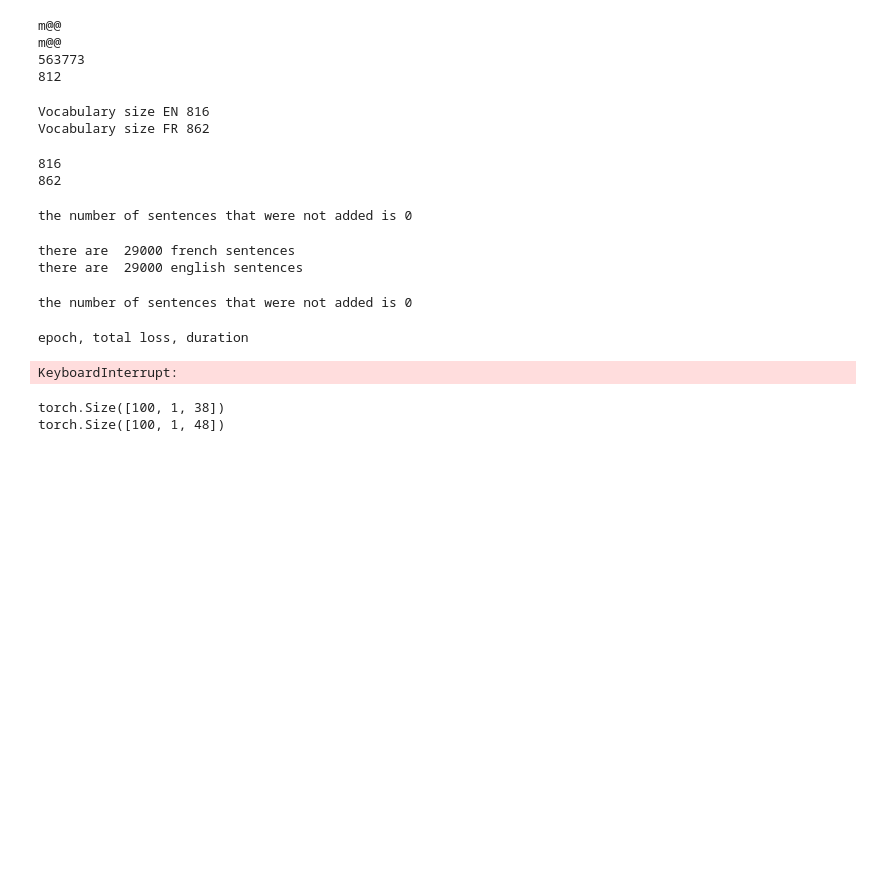
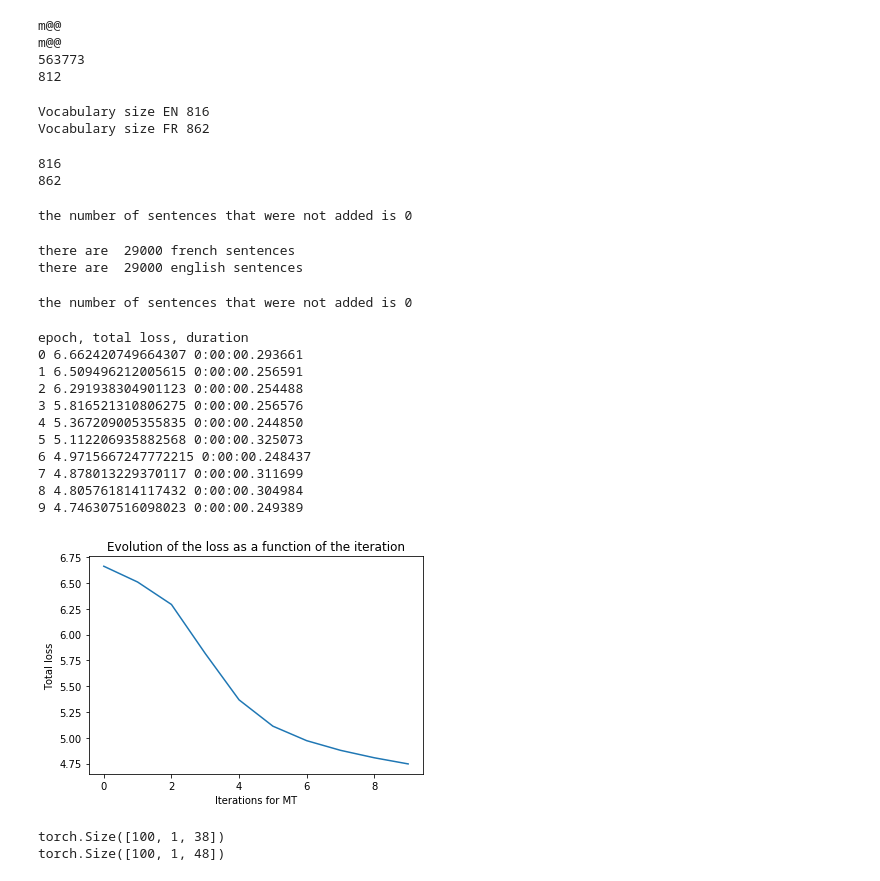
Before and after one commit to ecekt/NLP2-LAB2, a Jupyter notebook: NLP2-lab2_bilinear_att.ipynb, the cells around one changed output. Saved outputs shown, nothing was run; the diff lists cells and outputs as text; code cells hidden in the pictures; blank space fills up the shorter version.

```diff
--- a/NLP2-lab2_bilinear_att.ipynb
+++ b/NLP2-lab2_bilinear_att.ipynb
@@ -218,7 +218,7 @@ class NMTModel(nn.Module):
 
     def forward(self, sent_fr, pos_fr, sent_en, train):
 
-        stacked_contexts, ht = self.encoder(sent_fr, pos_fr)
+        stacked_contexts, ht = self.encoder(sent_fr, pos_fr,train)
 
         pred, attention_weights = self.decoder(sent_en, stacked_contexts, ht, train)
 
@@ -399,7 +404,7 @@ class Decoder(nn.Module):
 
             return decoder_outputs, decoder_attentions
 # %%
-epochs = 50
+epochs = 10
 learning_rate = 0.5
 w_embedding_dim = 100
 p_embedding_dim = 100
@@ -418,7 +423,7 @@ loss_func = nn.NLLLoss()
 losses = []
 avg_losses = []
 
-portion = 29000
+portion = 10
 
 train = True
 print('epoch, total loss, duration')
@@ -448,34 +453,44 @@ for e in range(epochs):
             loss = loss_func(pred[0], sent_en)
             loss.backward()
 
             optimizer_NMT.step()
 
             total_loss += loss.item()
 
     now = datetime.now()
 
     losses.append(total_loss/portion)
 
     print(e, total_loss/portion, now-then)
 
     with open('model_NMT_bil_' + str(portion) + '_'+str(e)+'.pickle','wb') as file:
         pickle.dump(model_NMT,file)
 
 
 with open('loss_bil_' + str(portion) + '_' +str(e) + '.txt','wb') as file:
     pickle.dump(losses,file)
 
 iteration= list(range(len(losses)))
 
 plt.plot(iteration, losses)
 plt.xlabel("Iterations for MT")
 plt.ylabel('Total loss')
 plt.title('Evolution of the loss as a function of the iteration')
 plt.savefig("bil_mt" + str(portion)+".png")
 plt.show()
 # %% [output]
 epoch, total loss, duration
+0 6.662420749664307 0:00:00.293661
+1 6.509496212005615 0:00:00.256591
+2 6.291938304901123 0:00:00.254488
+3 5.816521310806275 0:00:00.256576
+4 5.367209005355835 0:00:00.244850
+5 5.112206935882568 0:00:00.325073
+6 4.9715667247772215 0:00:00.248437
+7 4.878013229370117 0:00:00.311699
+8 4.805761814117432 0:00:00.304984
+9 4.746307516098023 0:00:00.249389
-KeyboardInterrupt:
+[figure, added]
 # %%
 pair = 3
 
```
Also changed, not shown: parts of 1 cell of this notebook, 1 other file.
